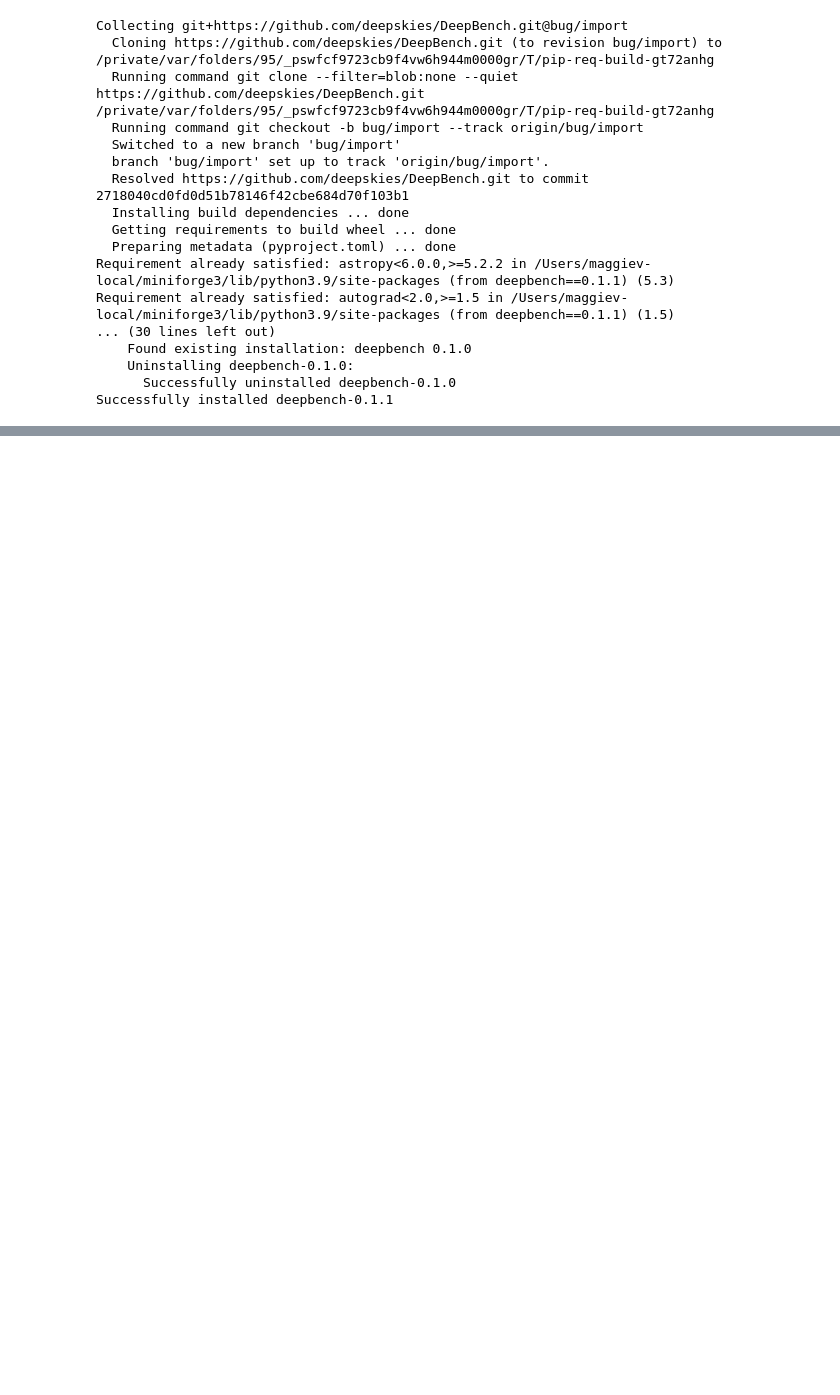
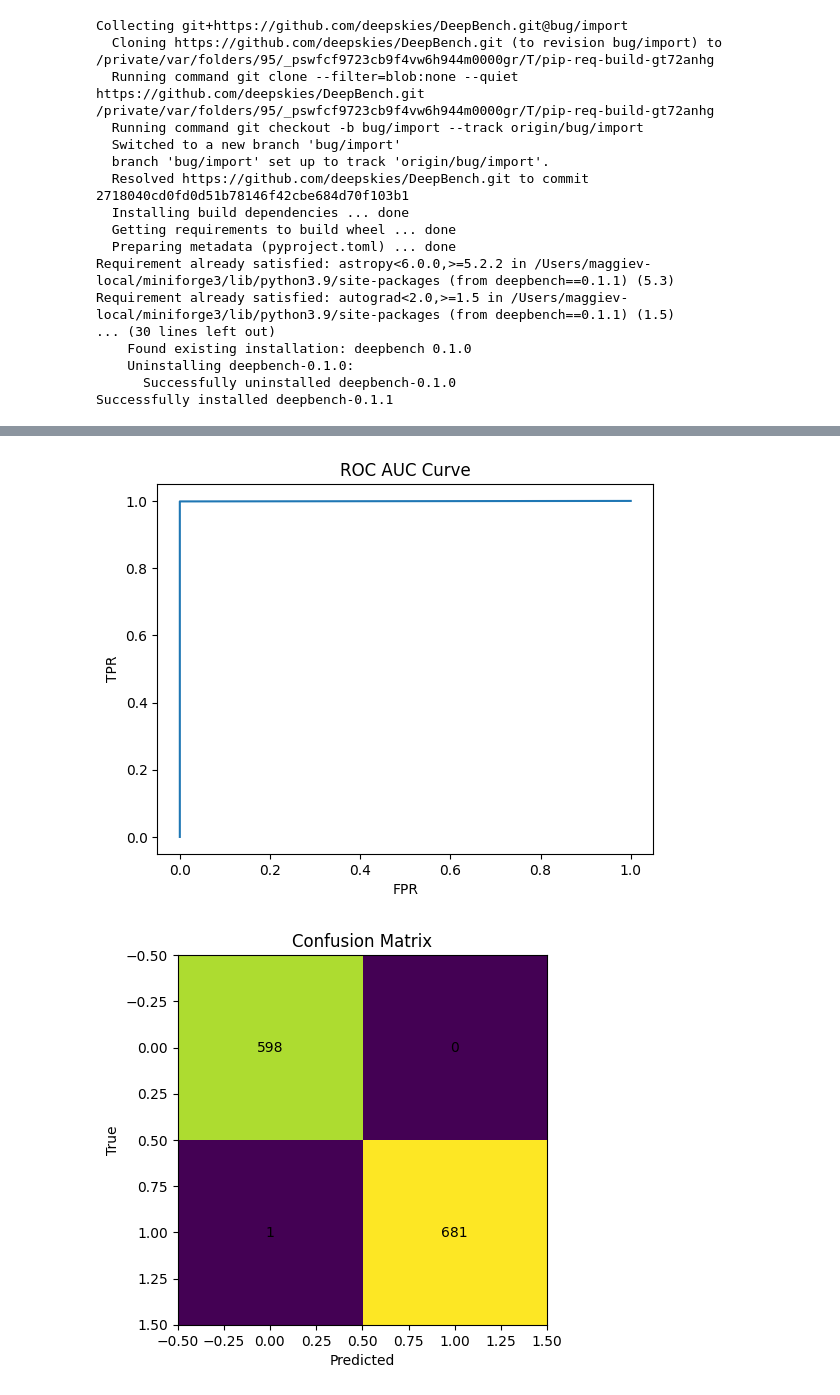
Before and after one commit to BNL-Fermilab-RENEW/tutorials_2023, a Jupyter notebook: 07_Challenge/challenge_main.ipynb, the cells around one changed output, grey strips where cells are left out. Cells and saved outputs as stored; diff of their text form; code cells hidden in the pictures; blank space fills up the shorter version.

Commit message:
syntax problems for the challenge

```diff
--- a/07_Challenge/challenge_main.ipynb
+++ b/07_Challenge/challenge_main.ipynb
@@ -185,0 +204,18 @@ testing_generator = {}
+# %%
+# Making a different testing set (So people can see the in-domain vs out-of-domain)
+
+test_generator = SkyGenerator(n_samples=1280, train=False, shuffle=True)
+
+def make_prediction(test_generator):
+    predictions = model.predict(test_generator)
+    prediction_classes = np.where(predictions<0.5, 0, 1) # Challenge - make this backwards
+    labels = test_generator.labels
+    return prediction_classes, labels
+
+def test_quality(prediction, labels):
+    accuracy = tf.keras.metrics.BinaryAccuracy()(prediction, labels)
+    return accuracy.numpy()
+# %%
+prediction, labels = make_prediction(test_generator)
+
+test_quality(prediction, labels)
@@ -185,0 +225,29 @@ testing_generator = {}
+# %%
+# Metrics and evaluation
+def plot_test_results(predictions, labels):
+    score_fpr, score_tpr, _ = roc_curve(labels, predictions)
+    confusion = confusion_matrix(labels.ravel(), predictions.ravel())
+
+    plt.plot(score_fpr, score_tpr)
+    plt.xlabel("FPR")
+    plt.ylabel("TPR")
+    plt.title("ROC AUC Curve")
+    plt.show()
+
+
+    plt.imshow(confusion)
+
+    for true in range(confusion.shape[0]):
+        for predicted in range(confusion.shape[1]):
+            plt.text(predicted, true, confusion[true, predicted],
+                        ha="center", va="center")
+
+    plt.xlabel("Predicted")
+    plt.ylabel("True")
+    plt.title("Confusion Matrix")
+    plt.show()
+
+plot_test_results(prediction, labels)
+# %% [output]
+[figure, added]
+[figure, added]
```
Also changed, not shown: parts of 10 cells of this notebook, 2 other files.
